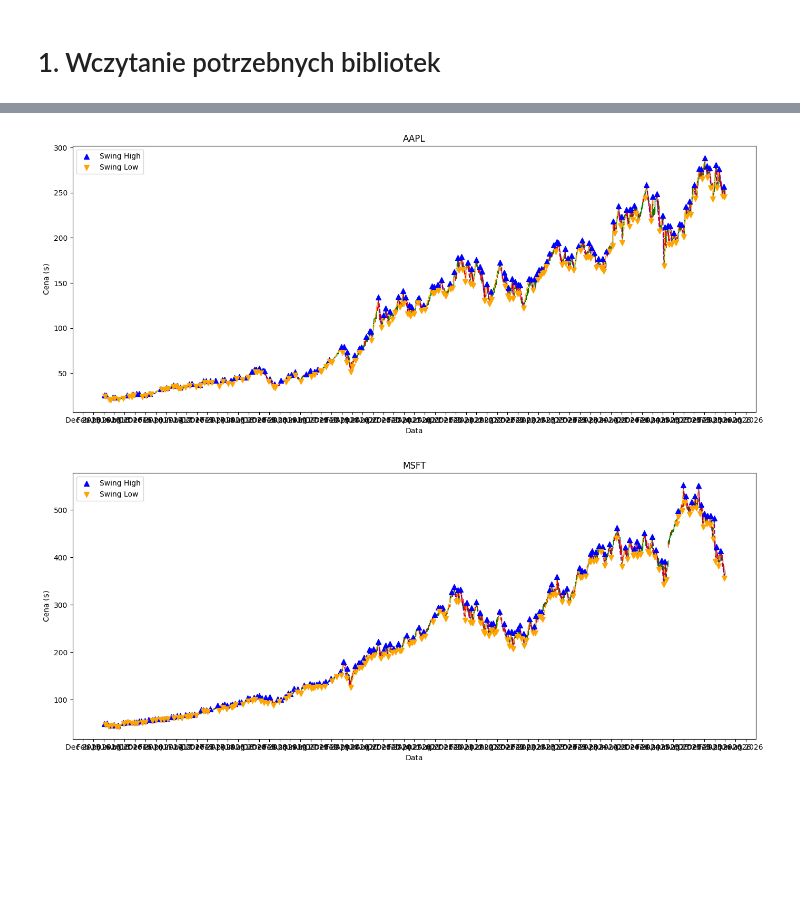
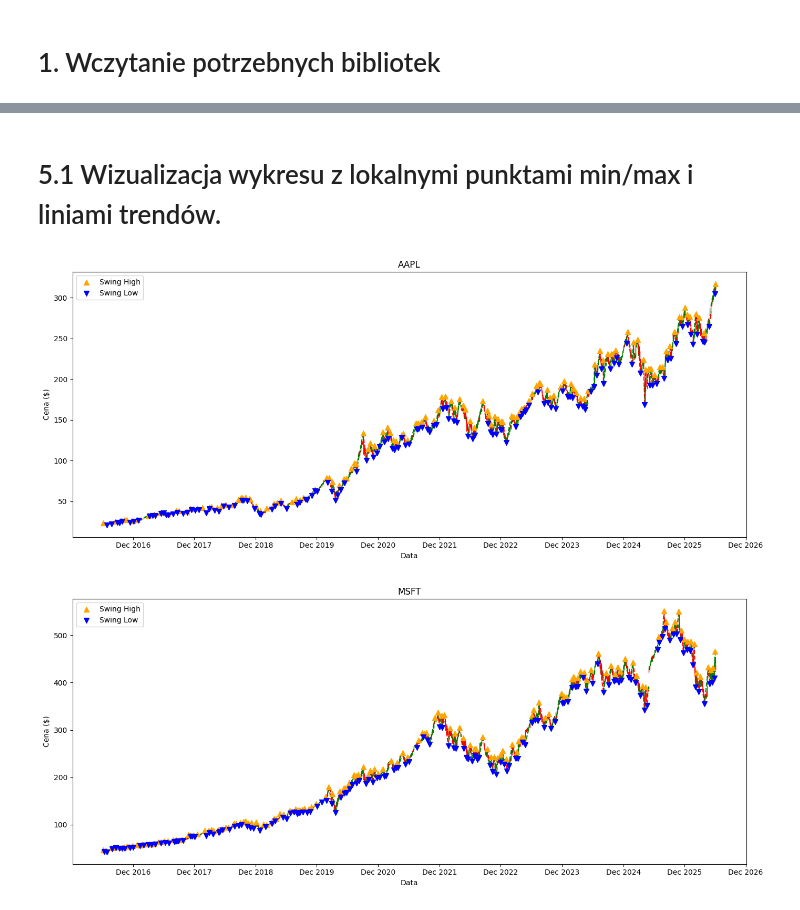
Before and after one commit to Paffeueq/fibonacci-retracement-ml, a Jupyter notebook: dyplomowy.ipynb, the cells around one changed output, grey strips where cells are left out. Saved outputs shown, nothing was run; the diff lists cells and outputs as text; code cells hidden in the pictures; blank space fills up the shorter version.

```diff
--- a/dyplomowy.ipynb
+++ b/dyplomowy.ipynb
@@ -271,37 +327,47 @@ NVO: 258 trendów
+# %% [markdown]
+# 5.1 Wizualizacja wykresu z  lokalnymi punktami min/max i liniami trendów.
 # %%
 def rysuj_wykres_trendy(df, ticker, trends):
     fig, ax = plt.subplots(figsize=(14, 6))
 
     for _, row in df.iterrows():
+
+        #Ustalenie koloru świecy:
         color = "green" if row["Close"] >= row["Open"] else "red"
+        #Rysowanie knota świecy:
         ax.plot([row["Date"], row["Date"]], [row["Low"], row["High"]], color=color, linewidth=0.8)
+
+        #Rysowanie korpusu świecy jako prostokąt:
         ax.add_patch(Rectangle(
             (mdates.date2num(row["Date"]) - 0.3, min(row["Open"], row["Close"])),
             0.6,
             abs(row["Close"] - row["Open"]),
             color=color
         ))
 
-    ax.scatter(df["Date"], df["swing_high"], color="blue", marker="^", s=50, zorder=5, label="Swing High")
-    ax.scatter(df["Date"], df["swing_low"], color="orange", marker="v", s=50, zorder=5, label="Swing Low")
+    #Rysowanie ekstremów na wykresie
+    ax.scatter(df["Date"], df["swing_high"], color="orange", marker="^", s=50, zorder=5, label="Swing High")
+    ax.scatter(df["Date"], df["swing_low"], color="blue", marker="v", s=50, zorder=5, label="Swing Low")
 
+    #Rysowanie trendów jako linii między swing low a swing high
     for t in trends:
-        color = "orange" if t["typ"] == "wzrost" else "purple"
+        color = "green" if t["typ"] == "wzrost" else "red"
         ax.plot([t["start_date"], t["end_date"]], [t["start_price"], t["end_price"]],
                 color=color, linewidth=1.5, linestyle="--")
 
     ax.legend()
+
+    #Formatowanie osi czasu:
     ax.xaxis.set_major_formatter(mdates.DateFormatter("%b %Y"))
-    ax.xaxis.set_major_locator(mdates.MonthLocator(interval=2))
+    ax.xaxis.set_major_locator(mdates.MonthLocator(interval=12))
     plt.title(ticker)
     plt.xlabel("Data")
     plt.ylabel("Cena ($)")
     plt.tight_layout()
     plt.show()
 
-# wywołanie dla dowolnego tickera
 rysuj_wykres_trendy(dane_tickerow["AAPL"], "AAPL", trendy_tickerow["AAPL"])
 rysuj_wykres_trendy(dane_tickerow["MSFT"], "MSFT", trendy_tickerow["MSFT"])
 # %% [output]
-[figure, old version]
+[figure, new version]
-[figure, old version]
+[figure, new version]
```
Also changed, not shown: parts of 93 cells of this notebook, 1 other file.
